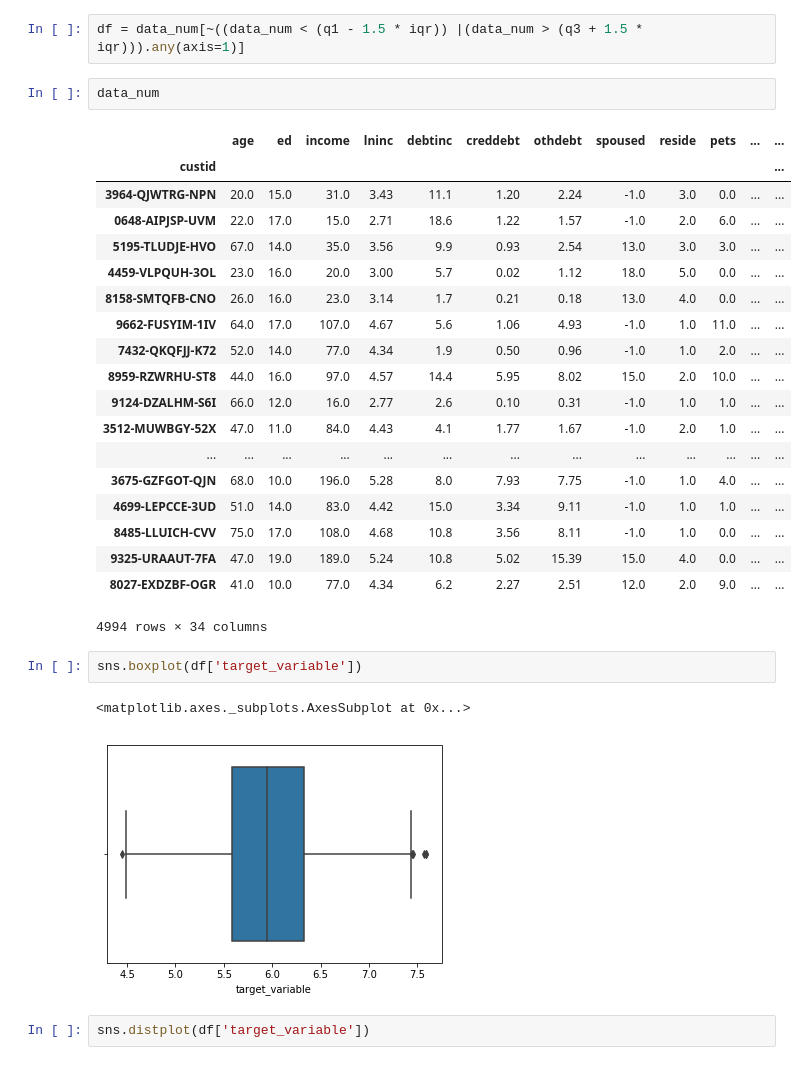
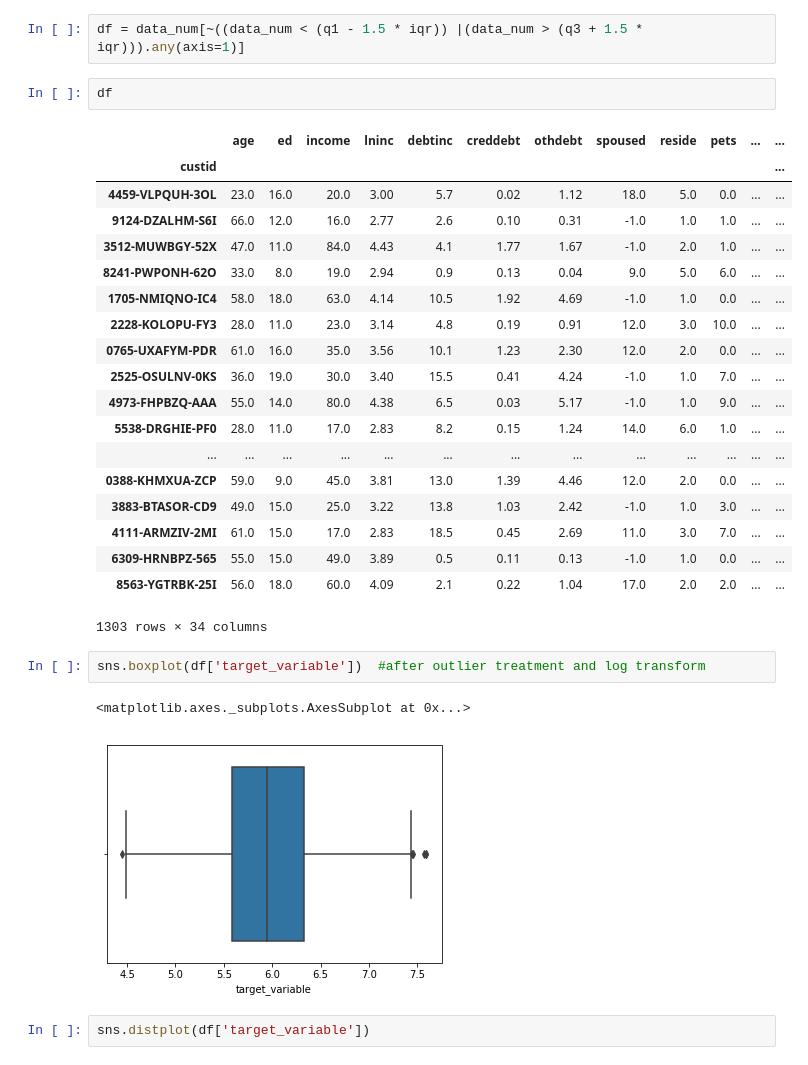
Before and after one commit to mohan-aditya05/credit_card_spend_regression, a Jupyter notebook: Credit Card Spend Prediction.ipynb, the cells around one changed output. Saved outputs shown, nothing was run; the diff lists cells and outputs as text.

```diff
--- a/Credit Card Spend Prediction.ipynb
+++ b/Credit Card Spend Prediction.ipynb
@@ -284,30 +283,30 @@ for a in data_num.columns:
 data_num=data_num[num]
 # %%
 df = data_num[~((data_num < (q1 - 1.5 * iqr)) |(data_num > (q3 + 1.5 * iqr))).any(axis=1)]
-# %%
-data_num
-# %% [output]
-|  | age | ed | income | lninc | debtinc | creddebt | othdebt | spoused | reside | pets | ... | ... |
-| custid |  |  |  |  |  |  |  |  |  |  |  | ... |
-| 3964-QJWTRG-NPN | 20.0 | 15.0 | 31.0 | 3.43 | 11.1 | 1.20 | 2.24 | -1.0 | 3.0 | 0.0 | ... | ... |
-| 0648-AIPJSP-UVM | 22.0 | 17.0 | 15.0 | 2.71 | 18.6 | 1.22 | 1.57 | -1.0 | 2.0 | 6.0 | ... | ... |
-| 5195-TLUDJE-HVO | 67.0 | 14.0 | 35.0 | 3.56 | 9.9 | 0.93 | 2.54 | 13.0 | 3.0 | 3.0 | ... | ... |
-| 4459-VLPQUH-3OL | 23.0 | 16.0 | 20.0 | 3.00 | 5.7 | 0.02 | 1.12 | 18.0 | 5.0 | 0.0 | ... | ... |
-| 8158-SMTQFB-CNO | 26.0 | 16.0 | 23.0 | 3.14 | 1.7 | 0.21 | 0.18 | 13.0 | 4.0 | 0.0 | ... | ... |
-| 9662-FUSYIM-1IV | 64.0 | 17.0 | 107.0 | 4.67 | 5.6 | 1.06 | 4.93 | -1.0 | 1.0 | 11.0 | ... | ... |
-| 7432-QKQFJJ-K72 | 52.0 | 14.0 | 77.0 | 4.34 | 1.9 | 0.50 | 0.96 | -1.0 | 1.0 | 2.0 | ... | ... |
-| 8959-RZWRHU-ST8 | 44.0 | 16.0 | 97.0 | 4.57 | 14.4 | 5.95 | 8.02 | 15.0 | 2.0 | 10.0 | ... | ... |
-| 9124-DZALHM-S6I | 66.0 | 12.0 | 16.0 | 2.77 | 2.6 | 0.10 | 0.31 | -1.0 | 1.0 | 1.0 | ... | ... |
-| 3512-MUWBGY-52X | 47.0 | 11.0 | 84.0 | 4.43 | 4.1 | 1.77 | 1.67 | -1.0 | 2.0 | 1.0 | ... | ... |
-| ... | ... | ... | ... | ... | ... | ... | ... | ... | ... | ... | ... | ... |
-| 3675-GZFGOT-QJN | 68.0 | 10.0 | 196.0 | 5.28 | 8.0 | 7.93 | 7.75 | -1.0 | 1.0 | 4.0 | ... | ... |
-| 4699-LEPCCE-3UD | 51.0 | 14.0 | 83.0 | 4.42 | 15.0 | 3.34 | 9.11 | -1.0 | 1.0 | 1.0 | ... | ... |
-| 8485-LLUICH-CVV | 75.0 | 17.0 | 108.0 | 4.68 | 10.8 | 3.56 | 8.11 | -1.0 | 1.0 | 0.0 | ... | ... |
-| 9325-URAAUT-7FA | 47.0 | 19.0 | 189.0 | 5.24 | 10.8 | 5.02 | 15.39 | 15.0 | 4.0 | 0.0 | ... | ... |
-| 8027-EXDZBF-OGR | 41.0 | 10.0 | 77.0 | 4.34 | 6.2 | 2.27 | 2.51 | 12.0 | 2.0 | 9.0 | ... | ... |
-4994 rows × 34 columns
+# %%
+df
+# %% [output]
+|  | age | ed | income | lninc | debtinc | creddebt | othdebt | spoused | reside | pets | ... | ... |
+| custid |  |  |  |  |  |  |  |  |  |  |  | ... |
+| 4459-VLPQUH-3OL | 23.0 | 16.0 | 20.0 | 3.00 | 5.7 | 0.02 | 1.12 | 18.0 | 5.0 | 0.0 | ... | ... |
+| 9124-DZALHM-S6I | 66.0 | 12.0 | 16.0 | 2.77 | 2.6 | 0.10 | 0.31 | -1.0 | 1.0 | 1.0 | ... | ... |
+| 3512-MUWBGY-52X | 47.0 | 11.0 | 84.0 | 4.43 | 4.1 | 1.77 | 1.67 | -1.0 | 2.0 | 1.0 | ... | ... |
+| 8241-PWPONH-62O | 33.0 | 8.0 | 19.0 | 2.94 | 0.9 | 0.13 | 0.04 | 9.0 | 5.0 | 6.0 | ... | ... |
+| 1705-NMIQNO-IC4 | 58.0 | 18.0 | 63.0 | 4.14 | 10.5 | 1.92 | 4.69 | -1.0 | 1.0 | 0.0 | ... | ... |
+| 2228-KOLOPU-FY3 | 28.0 | 11.0 | 23.0 | 3.14 | 4.8 | 0.19 | 0.91 | 12.0 | 3.0 | 10.0 | ... | ... |
+| 0765-UXAFYM-PDR | 61.0 | 16.0 | 35.0 | 3.56 | 10.1 | 1.23 | 2.30 | 12.0 | 2.0 | 0.0 | ... | ... |
+| 2525-OSULNV-0KS | 36.0 | 19.0 | 30.0 | 3.40 | 15.5 | 0.41 | 4.24 | -1.0 | 1.0 | 7.0 | ... | ... |
+| 4973-FHPBZQ-AAA | 55.0 | 14.0 | 80.0 | 4.38 | 6.5 | 0.03 | 5.17 | -1.0 | 1.0 | 9.0 | ... | ... |
+| 5538-DRGHIE-PF0 | 28.0 | 11.0 | 17.0 | 2.83 | 8.2 | 0.15 | 1.24 | 14.0 | 6.0 | 1.0 | ... | ... |
+| ... | ... | ... | ... | ... | ... | ... | ... | ... | ... | ... | ... | ... |
+| 0388-KHMXUA-ZCP | 59.0 | 9.0 | 45.0 | 3.81 | 13.0 | 1.39 | 4.46 | 12.0 | 2.0 | 0.0 | ... | ... |
+| 3883-BTASOR-CD9 | 49.0 | 15.0 | 25.0 | 3.22 | 13.8 | 1.03 | 2.42 | -1.0 | 1.0 | 3.0 | ... | ... |
+| 4111-ARMZIV-2MI | 61.0 | 15.0 | 17.0 | 2.83 | 18.5 | 0.45 | 2.69 | 11.0 | 3.0 | 7.0 | ... | ... |
+| 6309-HRNBPZ-565 | 55.0 | 15.0 | 49.0 | 3.89 | 0.5 | 0.11 | 0.13 | -1.0 | 1.0 | 0.0 | ... | ... |
+| 8563-YGTRBK-25I | 56.0 | 18.0 | 60.0 | 4.09 | 2.1 | 0.22 | 1.04 | 17.0 | 2.0 | 2.0 | ... | ... |
+1303 rows × 34 columns
 # %%
-sns.boxplot(df['target_variable'])
+sns.boxplot(df['target_variable'])  #after outlier treatment and log transform
 # %% [output]
 <matplotlib.axes._subplots.AxesSubplot at 0x...>
 [figure]
```
Also changed, not shown: parts of 37 cells of this notebook, 1 other file.
